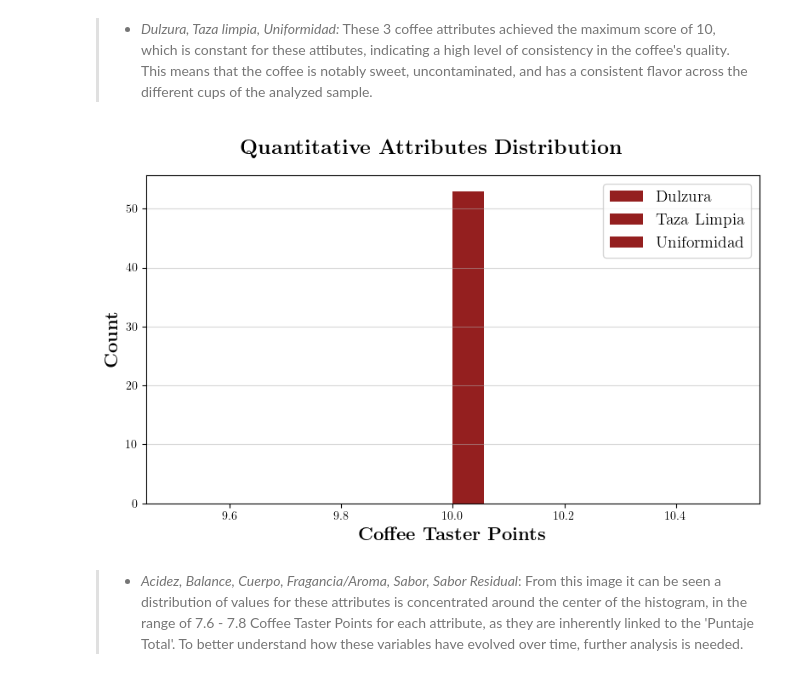
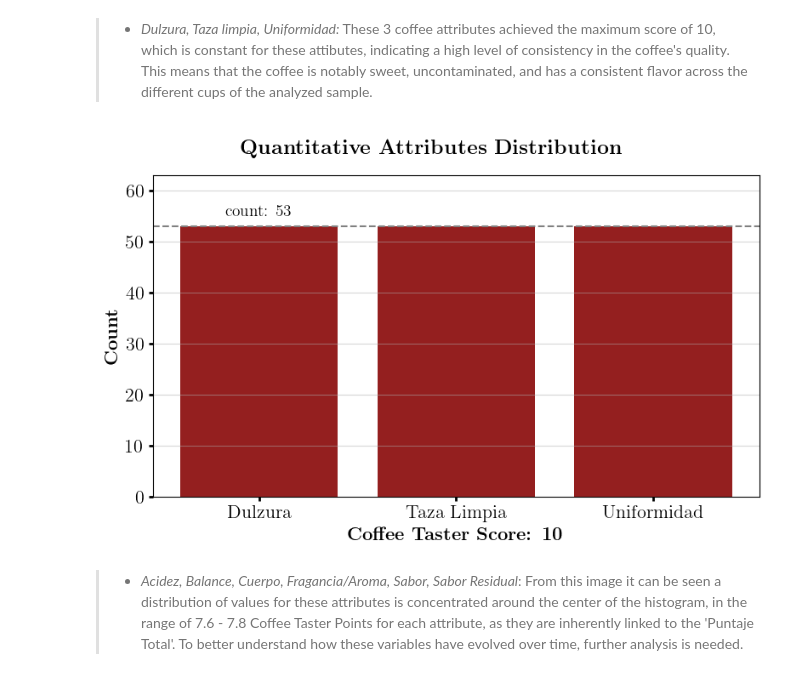
Before and after one commit to SRam3/Coffee_flavors_analyzer, a Jupyter notebook: notebooks/data_analysis.ipynb, the cells around one changed output. Cells and saved outputs as stored; diff of their text form; code cells hidden in the pictures.

```diff
--- a/notebooks/data_analysis.ipynb
+++ b/notebooks/data_analysis.ipynb
@@ -120,20 +120,26 @@ The following plots illustrate the distribution of the quantitative attributes i
 # %%
 fig, axs = plt.subplots(nrows=1, ncols=1, figsize=(8, 5))
 
 cols_to_plot = ["Dulzura", "Taza Limpia", "Uniformidad"]
-for col in cols_to_plot:
-    axs.hist(coffee_data[col], bins=18, color="#941F1F", label=col)
+xlabels = cols_to_plot
+counts = [len(coffee_data[col]) for col in cols_to_plot]
 
-axs.set_xlabel(r"\textbf{Coffee Taster Points}", fontsize=16)
+max_counts = max(counts)
+max_index = counts.index(max_counts)
+
+axs.bar(xlabels, counts, color="#941F1F")
 axs.set_ylabel(r"\textbf{Count}", fontsize=16)
-axs.tick_params(axis="both", labelsize=10)
+axs.set_xlabel(r"\textbf{Coffee Taster Score: 10}", fontsize=16)
+axs.tick_params(axis="both", labelsize=16, width=2)
 axs.grid(axis="y", alpha=0.5)
-axs.legend(fontsize=14, loc="upper right")
+axs.axhline(y=max_counts, color='gray', linestyle='--')
+axs.text(max_index, max_counts+2, f"count: {max_counts}", ha='center', fontsize=14)
+axs.set_ylim([0, max_counts+10])
 fig.suptitle(r"\textbf{Quantitative Attributes Distribution}", fontsize=18, fontweight="bold")
 plt.tight_layout()
 plt.show()
 # %% [output]
-[figure, old version]
+[figure, new version]
 # %% [markdown]
 > - *Acidez, Balance, Cuerpo, Fragancia/Aroma, Sabor, Sabor Residual*: From this image it can be seen a distribution of values for these attributes is concentrated around the center of the histogram, in the range of 7.6 - 7.8 Coffee Taster Points for each attribute, as they are inherently linked to the 'Puntaje Total'. To better understand how these variables have evolved over time, further analysis is needed.
 # %%
```
Also changed, not shown: parts of 1 cell of this notebook.
